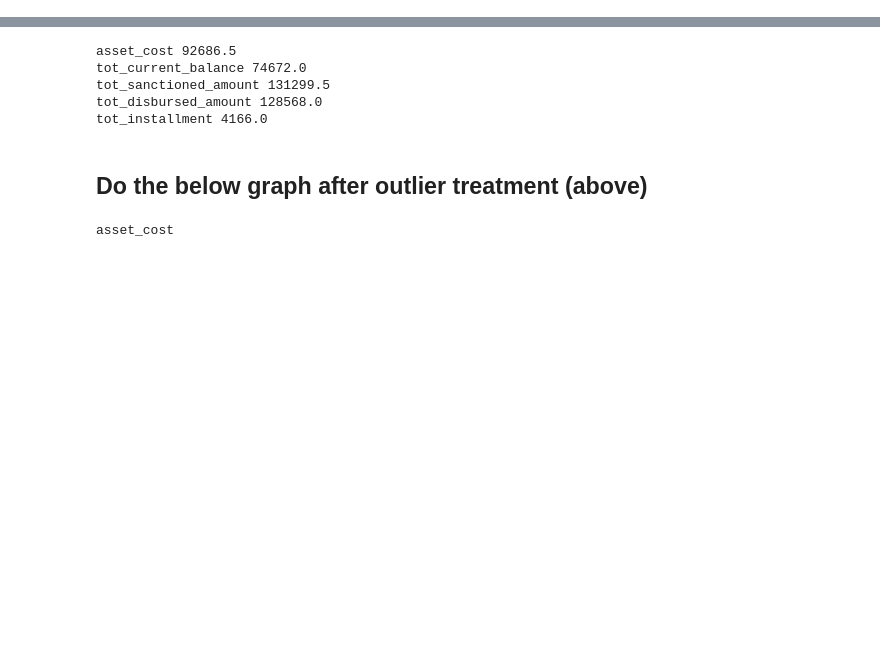
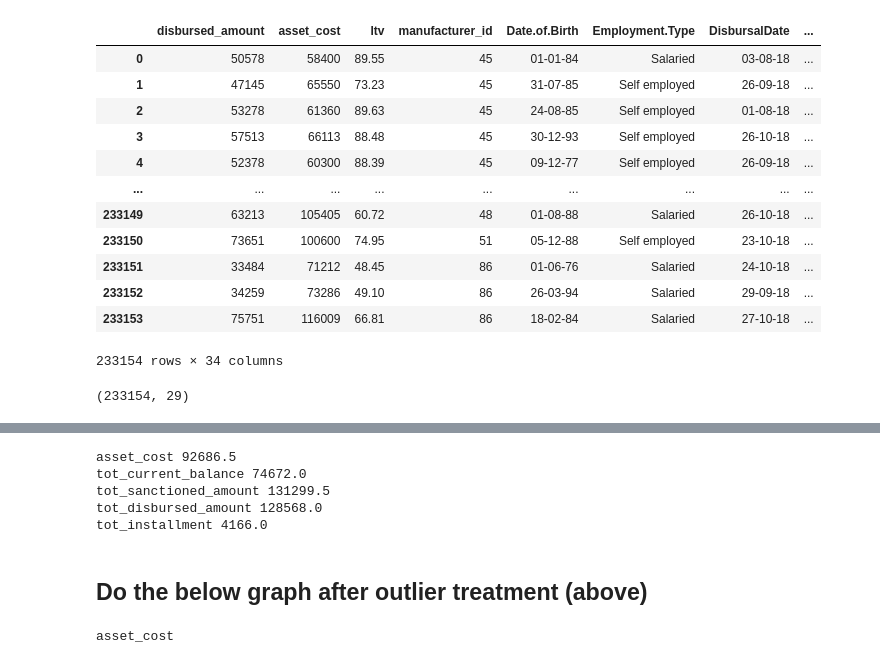
Before and after one commit to xavierigneous/Vehicle-Loan-Default-Prediction, a Jupyter notebook: Vishwanath/Untitled-Copy1.ipynb, the cells around one changed output, grey strips where cells are left out. Cells and saved outputs as stored; diff of their text form; code cells hidden in the pictures; blank space fills up the shorter version.

```diff
--- a/Vishwanath/Untitled-Copy1.ipynb
+++ b/Vishwanath/Untitled-Copy1.ipynb
@@ -29,6 +31,22 @@ warnings.filterwarnings("ignore")
 df = pd.read_csv('train.csv')
 
 df=df.drop(['UniqueID', 'branch_id','supplier_id', 'Current_pincode_ID','State_ID', 'Employee_code_ID', 'MobileNo_Avl_Flag'],axis=1)
+# %%
+df
+# %% [output]
+|  | disbursed_amount | asset_cost | ltv | manufacturer_id | Date.of.Birth | Employment.Type | DisbursalDate | ... |
+| 0 | 50578 | 58400 | 89.55 | 45 | 01-01-84 | Salaried | 03-08-18 | ... |
+| 1 | 47145 | 65550 | 73.23 | 45 | 31-07-85 | Self employed | 26-09-18 | ... |
+| 2 | 53278 | 61360 | 89.63 | 45 | 24-08-85 | Self employed | 01-08-18 | ... |
+| 3 | 57513 | 66113 | 88.48 | 45 | 30-12-93 | Self employed | 26-10-18 | ... |
+| 4 | 52378 | 60300 | 88.39 | 45 | 09-12-77 | Self employed | 26-09-18 | ... |
+| ... | ... | ... | ... | ... | ... | ... | ... | ... |
+| 233149 | 63213 | 105405 | 60.72 | 48 | 01-08-88 | Salaried | 26-10-18 | ... |
+| 233150 | 73651 | 100600 | 74.95 | 51 | 05-12-88 | Self employed | 23-10-18 | ... |
+| 233151 | 33484 | 71212 | 48.45 | 86 | 01-06-76 | Salaried | 24-10-18 | ... |
+| 233152 | 34259 | 73286 | 49.10 | 86 | 26-03-94 | Salaried | 29-09-18 | ... |
+| 233153 | 75751 | 116009 | 66.81 | 86 | 18-02-84 | Salaried | 27-10-18 | ... |
+233154 rows × 34 columns
 # %%
 def credit_risk(df):
     d1=[]
@@ -99,0 +118,4 @@ cols=['asset_cost','tot_current_balance','tot_sanctioned_amount','tot_disbursed_
+# %%
+df.shape
+# %% [output]
+(233154, 29)
```
Also changed, not shown: parts of 21 cells of this notebook.
